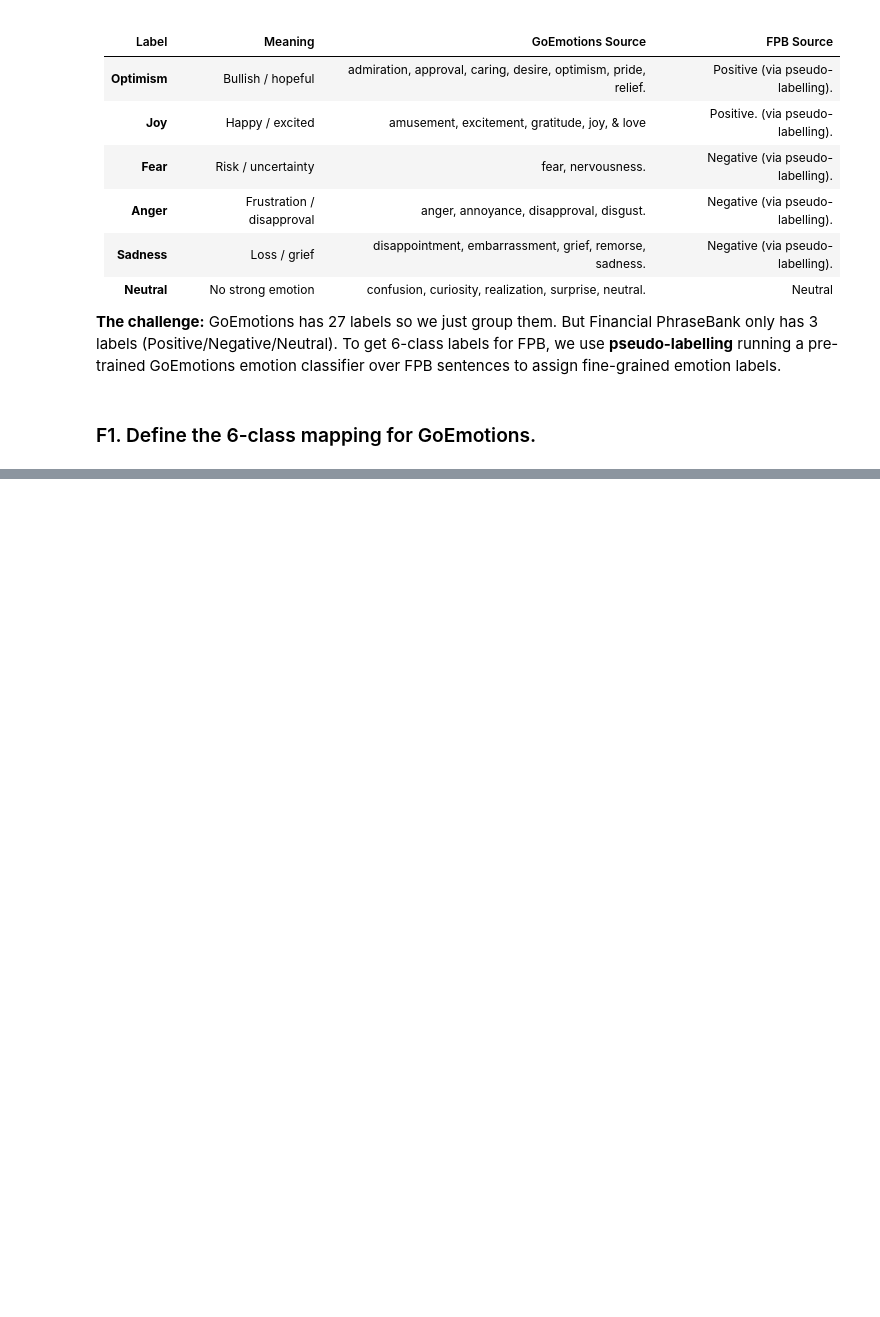
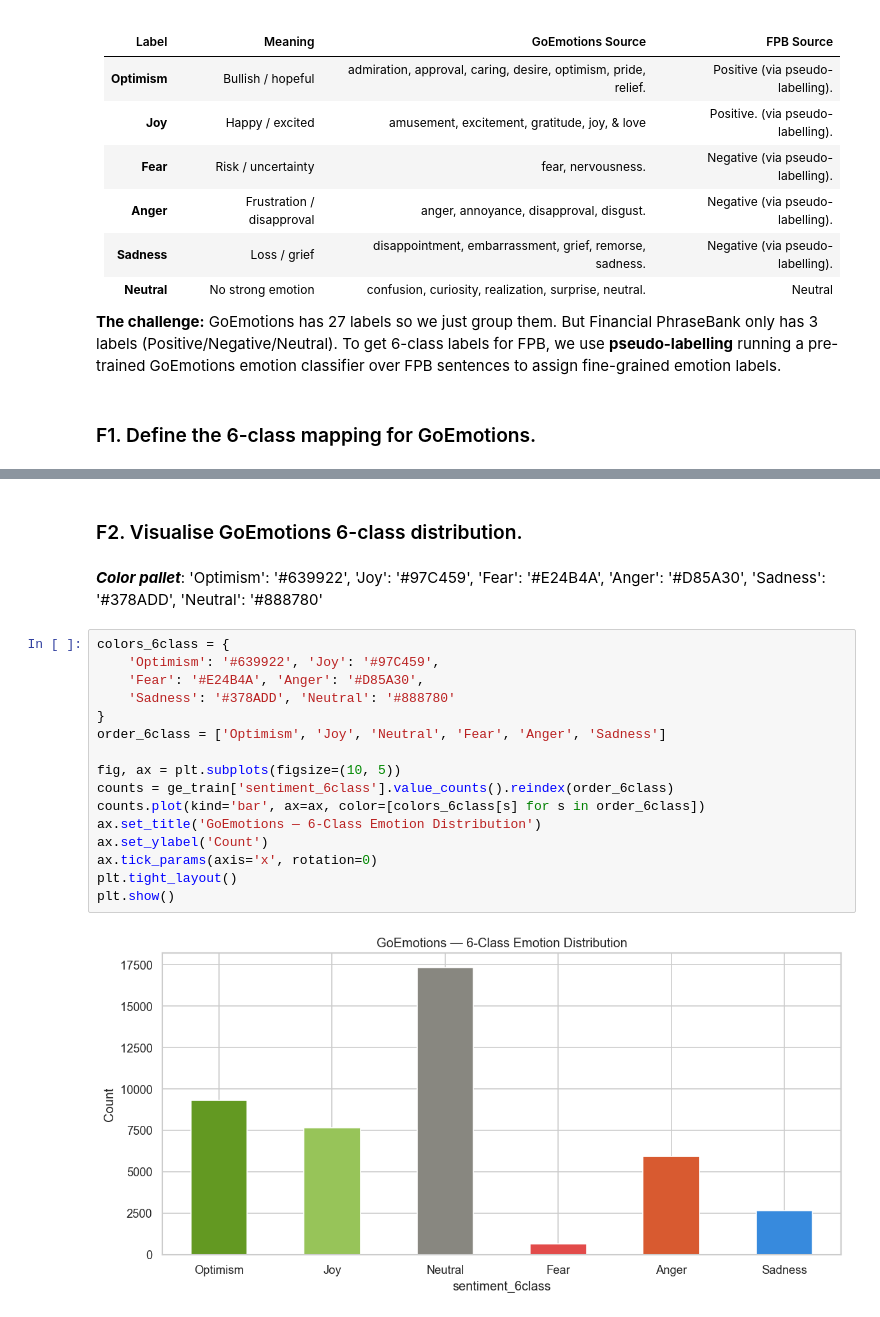
Before and after one commit to Kevinmonitor/TECHNOLOGY-DESIGN-PROJECT, a Jupyter notebook: Dataset_Explorer_GoEmotions_FinancialPhraseBank.ipynb, the cells around one changed output, grey strips where cells are left out. Saved outputs shown, nothing was run; the diff lists cells and outputs as text; blank space fills up the shorter version.

Commit message:
GoEmotions 6-class distribution viz.

```diff
--- a/Dataset_Explorer_GoEmotions_FinancialPhraseBank.ipynb
+++ b/Dataset_Explorer_GoEmotions_FinancialPhraseBank.ipynb
@@ -680,0 +701,24 @@ print((ge_train['sentiment_6class'].value_counts(normalize=True) * 100).round(1)
+# %% [markdown]
+### F2. Visualise GoEmotions 6-class distribution.
+# %% [markdown]
+   ***Color pallet***:  'Optimism': '#639922', 'Joy': '#97C459',
+    'Fear': '#E24B4A', 'Anger': '#D85A30',
+    'Sadness': '#378ADD', 'Neutral': '#888780'
+# %%
+colors_6class = {
+    'Optimism': '#639922', 'Joy': '#97C459',
+    'Fear': '#E24B4A', 'Anger': '#D85A30',
+    'Sadness': '#378ADD', 'Neutral': '#888780'
+}
+order_6class = ['Optimism', 'Joy', 'Neutral', 'Fear', 'Anger', 'Sadness']
+
+fig, ax = plt.subplots(figsize=(10, 5))
+counts = ge_train['sentiment_6class'].value_counts().reindex(order_6class)
+counts.plot(kind='bar', ax=ax, color=[colors_6class[s] for s in order_6class])
+ax.set_title('GoEmotions — 6-Class Emotion Distribution')
+ax.set_ylabel('Count')
+ax.tick_params(axis='x', rotation=0)
+plt.tight_layout()
+plt.show()
+# %% [output]
+[figure, added]
```
Also changed, not shown: parts of 1 cell of this notebook.
